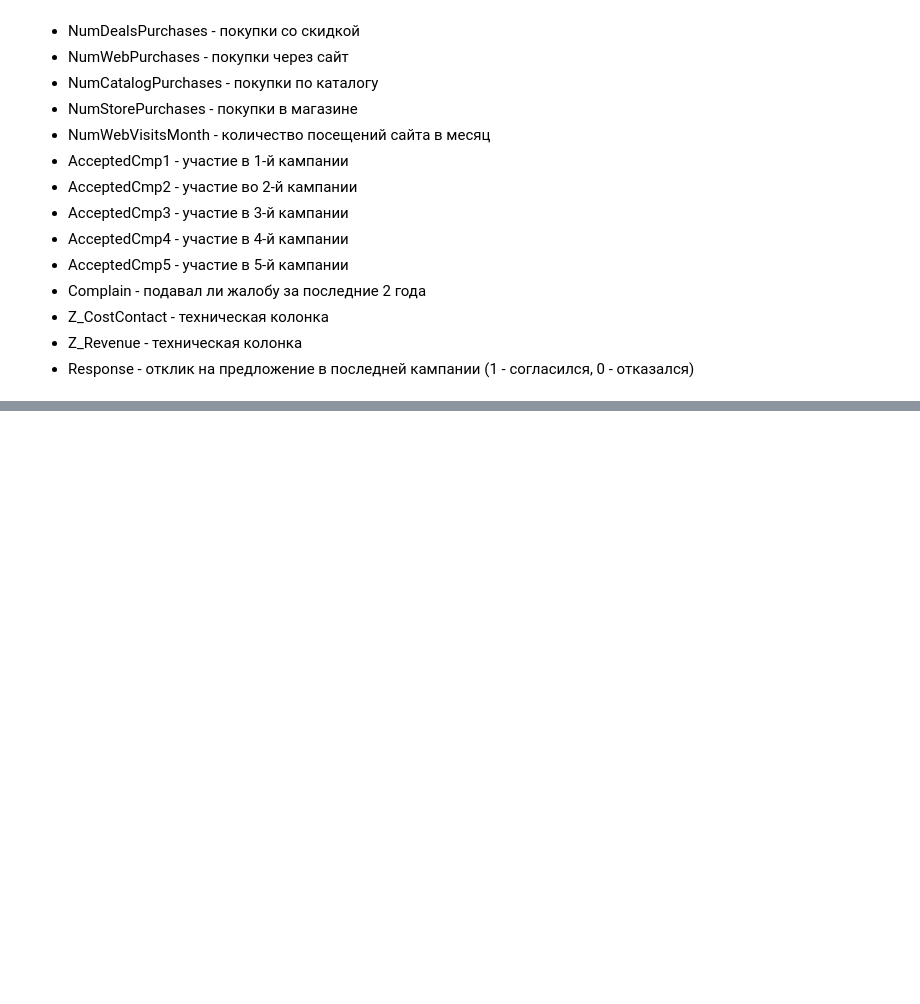
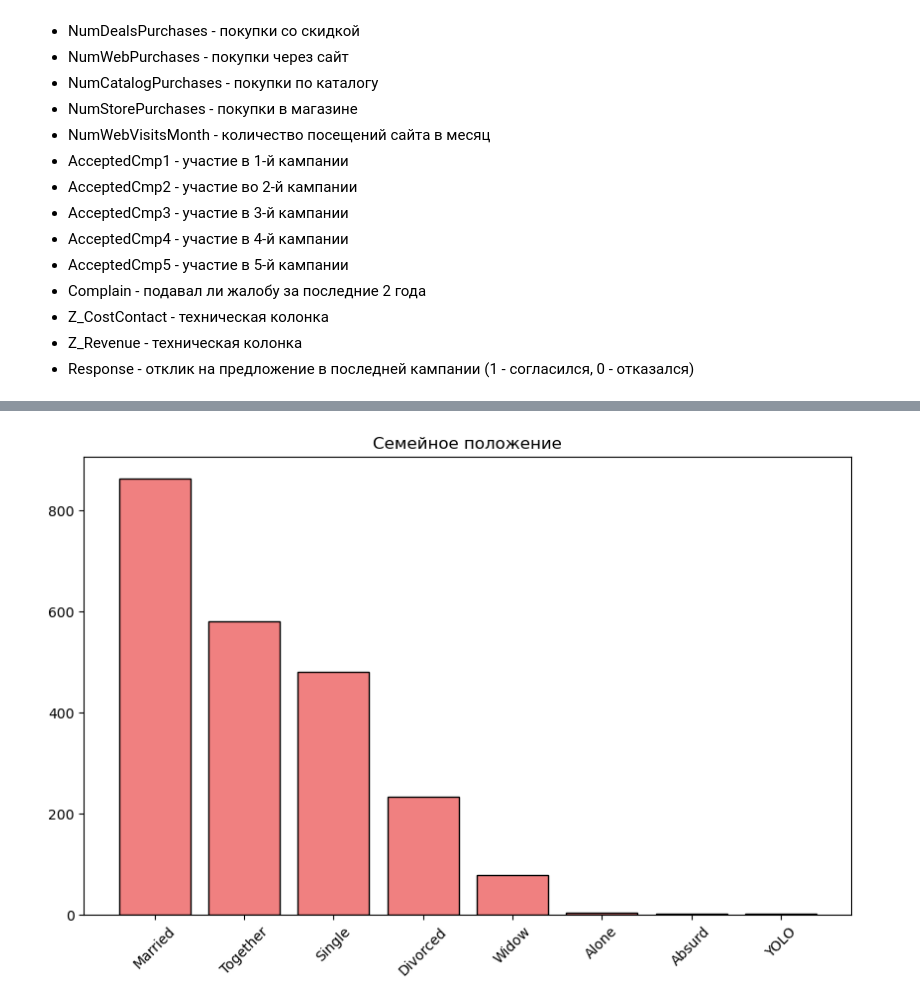
Before and after one commit to YaeKitsune13/MOIBD_coop_project, a Jupyter notebook: notebooks/eda.ipynb, the cells around one changed output, grey strips where cells are left out. Saved outputs shown, nothing was run; the diff lists cells and outputs as text; code cells hidden in the pictures; blank space fills up the shorter version.

```diff
--- a/notebooks/eda.ipynb
+++ b/notebooks/eda.ipynb
@@ -109,3 +182,12 @@ plt.show()
+# %%
+plt.figure(figsize=(10, 6))
+marital_counts = df_eda['Marital_Status'].value_counts()
+plt.bar(marital_counts.index, marital_counts.values, color='lightcoral', edgecolor='black')
+plt.title('Семейное положение')
+plt.tick_params(axis='x', rotation=45)
+plt.show()
+# %% [output]
+[figure, added]
 # %%
 # Средние траты по категориям
 avg_spending = df_eda[spending_cols].mean().sort_values(ascending=False)
```
Also changed, not shown: parts of 12 cells of this notebook.
